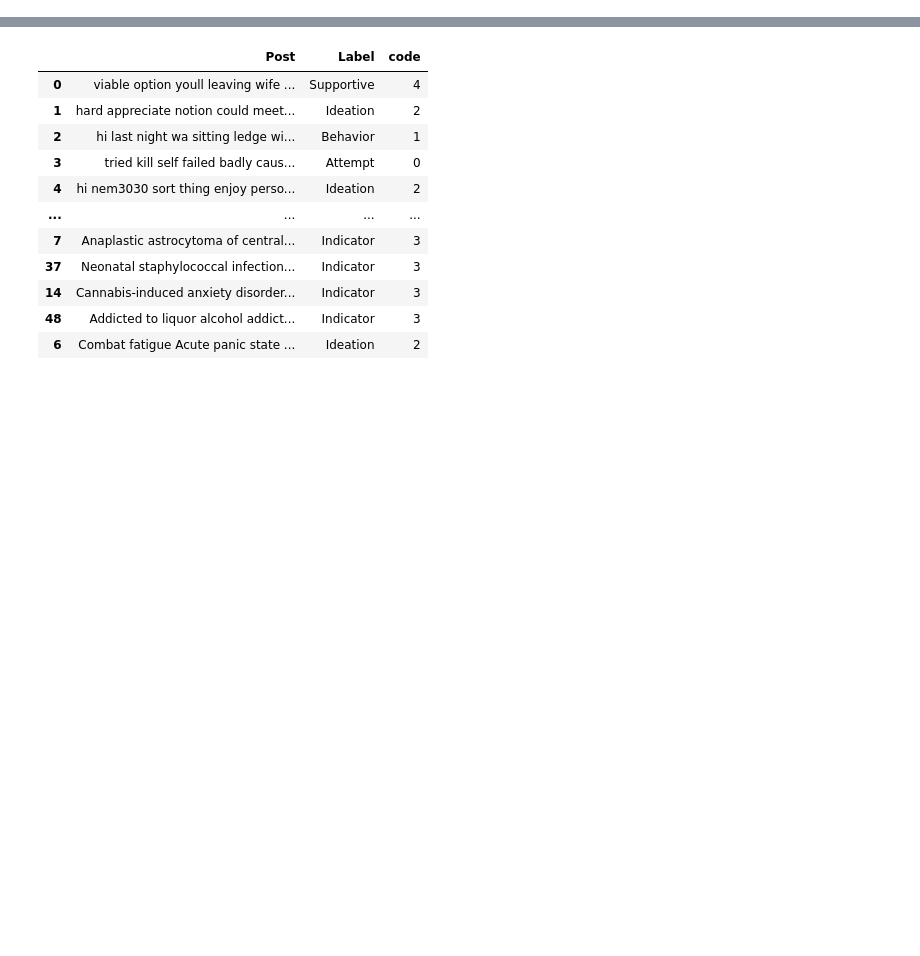
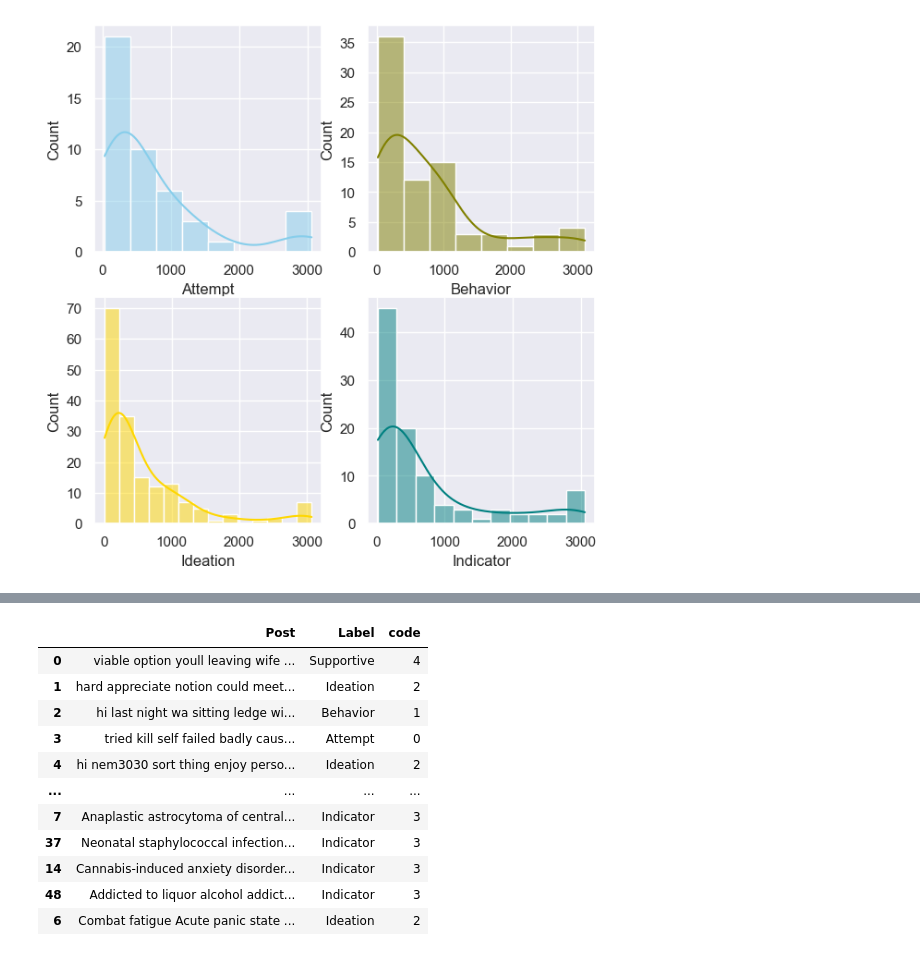
Before and after one commit to Iftekhar-mobin/depression_suicide_project, a Jupyter notebook: Pretrained_embedding_models/preprocess_dataset.ipynb, the cells around one changed output, grey strips where cells are left out. Drawn from its saved outputs; the diff is of its cells as text; code cells hidden in the pictures; blank space fills up the shorter version.

```diff
--- a/Pretrained_embedding_models/preprocess_dataset.ipynb
+++ b/Pretrained_embedding_models/preprocess_dataset.ipynb
@@ -0,0 +116,14 @@
+# %%
+# transposing the rows to column
+res = f.pivot(columns='Label', values='sent_len')
+# %%
+fig, axs = plt.subplots(2, 2, figsize=(7, 7))
+
+sns.histplot(data=res, x="Attempt", kde=True, color="skyblue", ax=axs[0, 0])
+sns.histplot(data=res, x="Behavior", kde=True, color="olive", ax=axs[0, 1])
+sns.histplot(data=res, x="Ideation", kde=True, color="gold", ax=axs[1, 0])
+sns.histplot(data=res, x="Indicator", kde=True, color="teal", ax=axs[1, 1])
+
+plt.show()
+# %% [output]
+[figure, added]
```
Also changed, not shown: parts of 25 cells of this notebook, 12 other files.
